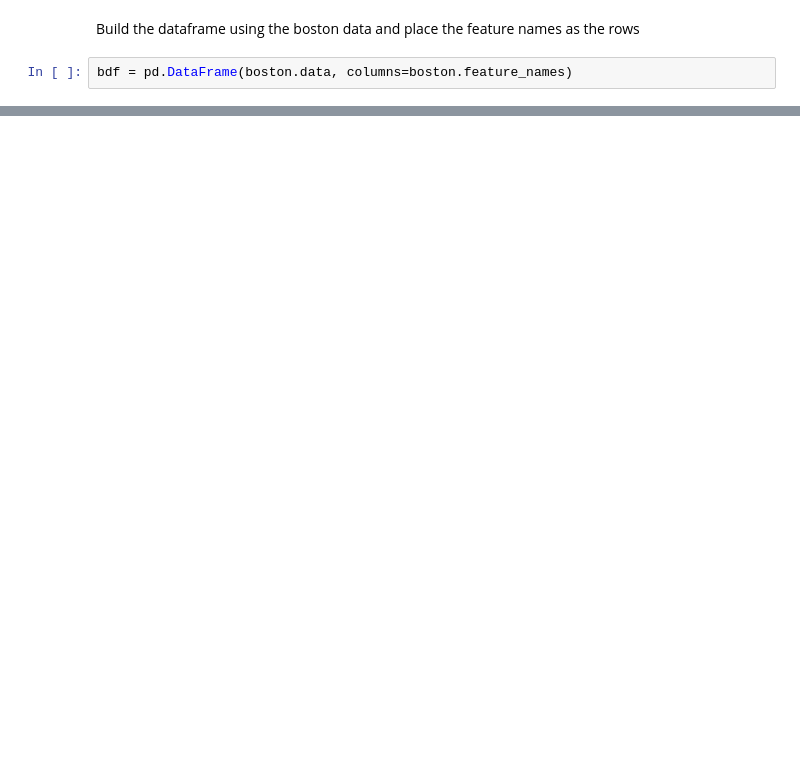
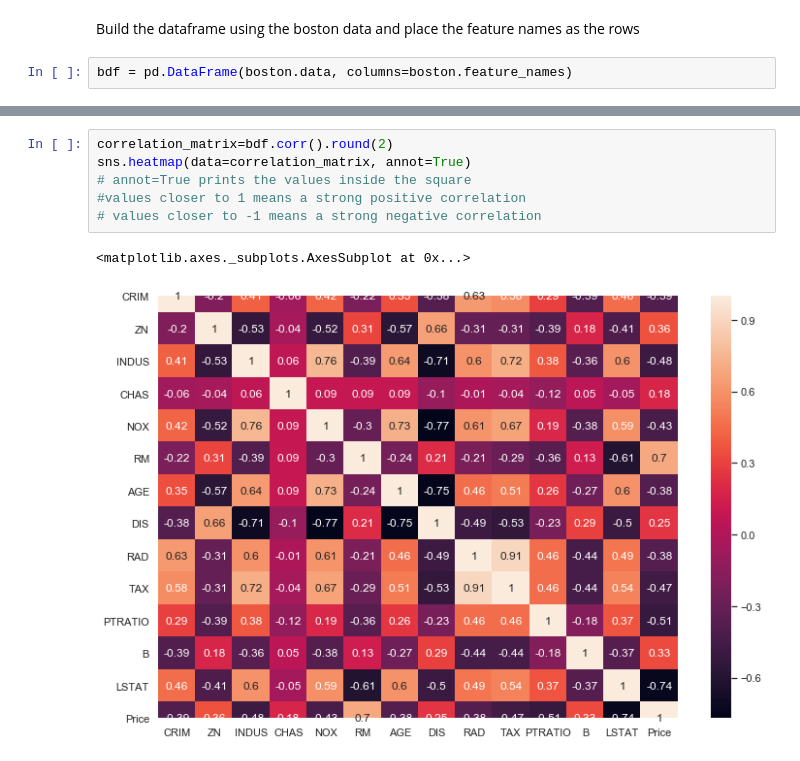
Before and after one commit to NurseQ/Machine-Learning-and-Statistics-Project-2019, a Jupyter notebook: Machine-Learning-and-Statistics-Project.ipynb, the cells around one changed output, grey strips where cells are left out. Drawn from its saved outputs; the diff is of its cells as text; blank space fills up the shorter version.

```diff
--- a/Machine-Learning-and-Statistics-Project.ipynb
+++ b/Machine-Learning-and-Statistics-Project.ipynb
@@ -139,0 +151,9 @@ bost.head()
+# %%
+correlation_matrix=bdf.corr().round(2)
+sns.heatmap(data=correlation_matrix, annot=True)
+# annot=True prints the values inside the square
+#values closer to 1 means a strong positive correlation
+# values closer to -1 means a strong negative correlation
+# %% [output]
+<matplotlib.axes._subplots.AxesSubplot at 0x...>
+[figure, added]
```
Also changed, not shown: parts of 27 cells of this notebook.
